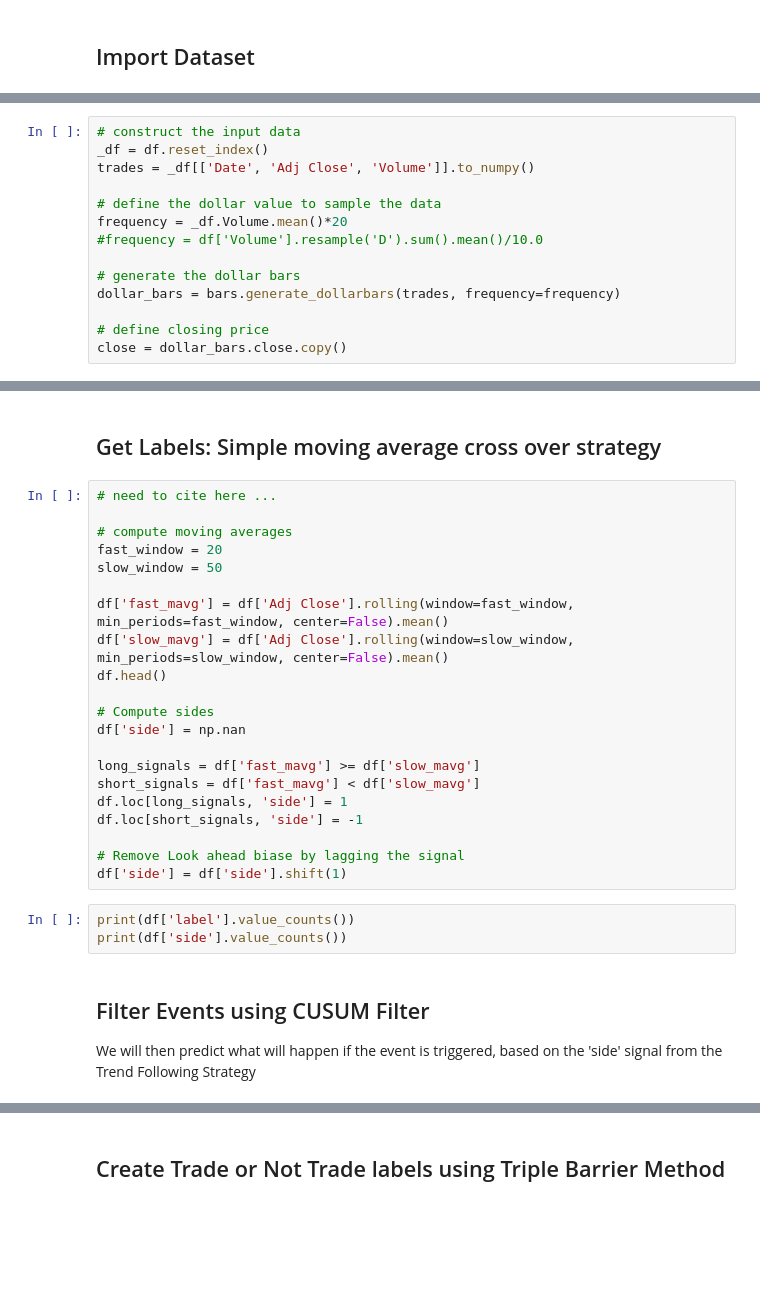
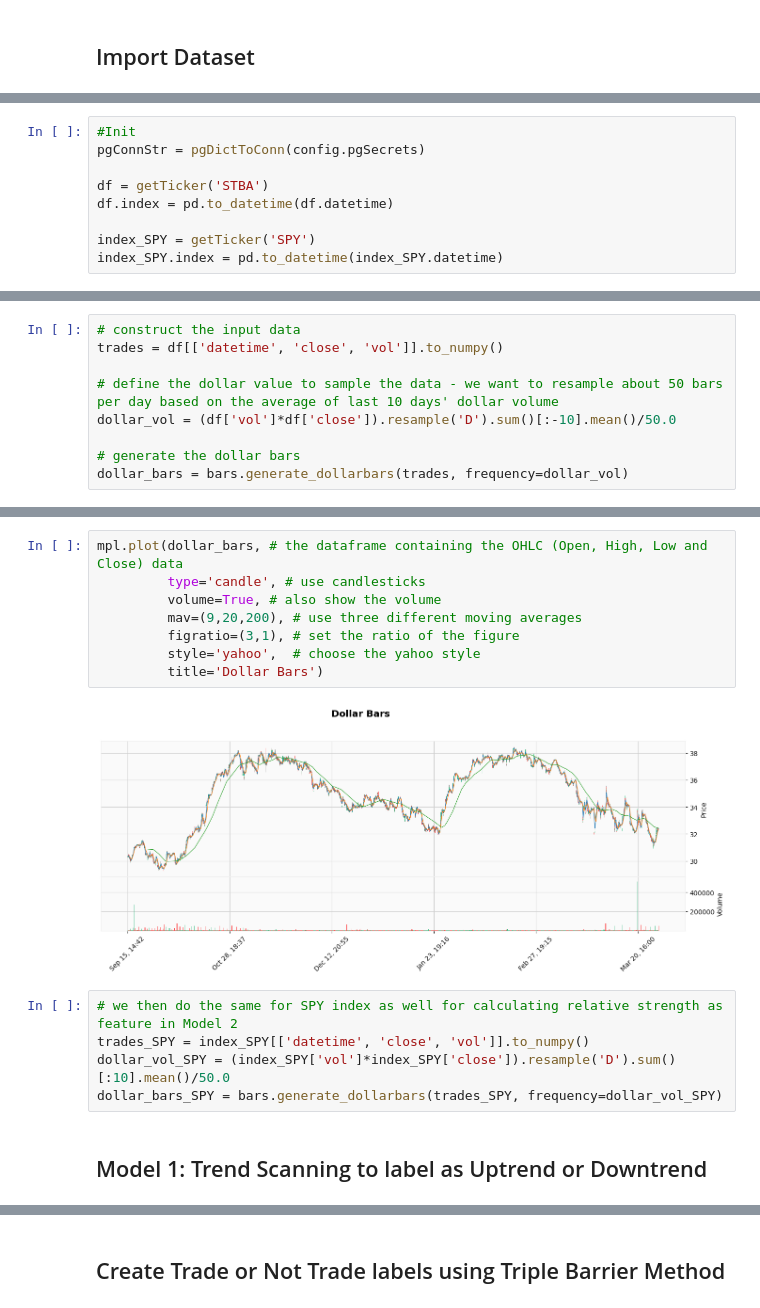
Before and after one commit to waikho/MADS_Capstone, a Jupyter notebook: modeling.ipynb, the cells around one changed output, grey strips where cells are left out. Drawn from its saved outputs; the diff is of its cells as text; blank space fills up the shorter version.

Commit message:
connected with alpaca, modeling framework complete

```diff
--- a/modeling.ipynb
+++ b/modeling.ipynb
@@ -89,0 +31,9 @@ index_SPY.dropna(axis=0, how='any', inplace=True)
+# %%
+#Init
+pgConnStr = pgDictToConn(config.pgSecrets)
+
+df = getTicker('STBA')
+df.index = pd.to_datetime(df.datetime)
+
+index_SPY = getTicker('SPY')
+index_SPY.index = pd.to_datetime(index_SPY.datetime)
@@ -92,14 +46,9 @@ index_SPY.dropna(axis=0, how='any', inplace=True)
 # %%
 # construct the input data
-_df = df.reset_index()
-trades = _df[['Date', 'Adj Close', 'Volume']].to_numpy()
+trades = df[['datetime', 'close', 'vol']].to_numpy()
 
-# define the dollar value to sample the data
-frequency = _df.Volume.mean()*20
-#frequency = df['Volume'].resample('D').sum().mean()/10.0
+# define the dollar value to sample the data - we want to resample about 50 bars per day based on the average of last 10 days' dollar volume
+dollar_vol = (df['vol']*df['close']).resample('D').sum()[:-10].mean()/50.0
 
 # generate the dollar bars
-dollar_bars = bars.generate_dollarbars(trades, frequency=frequency)
-
-# define closing price
-close = dollar_bars.close.copy()
+dollar_bars = bars.generate_dollarbars(trades, frequency=dollar_vol)
@@ -134,30 +55,17 @@ df['label'] = df['label'].shift(1)
-# %% [markdown]
-## Get Labels: Simple moving average cross over strategy
-# %%
-# need to cite here ...
-
-# compute moving averages
-fast_window = 20
-slow_window = 50
-
-df['fast_mavg'] = df['Adj Close'].rolling(window=fast_window, min_periods=fast_window, center=False).mean()
-df['slow_mavg'] = df['Adj Close'].rolling(window=slow_window, min_periods=slow_window, center=False).mean()
-df.head()
-
-# Compute sides
-df['side'] = np.nan
-
-long_signals = df['fast_mavg'] >= df['slow_mavg']
-short_signals = df['fast_mavg'] < df['slow_mavg']
-df.loc[long_signals, 'side'] = 1
-df.loc[short_signals, 'side'] = -1
-
-# Remove Look ahead biase by lagging the signal
-df['side'] = df['side'].shift(1)
-# %%
-print(df['label'].value_counts())
-print(df['side'].value_counts())
-# %% [markdown]
-## Filter Events using CUSUM Filter
-
-We will then predict what will happen if the event is triggered, based on the 'side' signal from the Trend Following Strategy
+# %%
+mpl.plot(dollar_bars, # the dataframe containing the OHLC (Open, High, Low and Close) data
+         type='candle', # use candlesticks
+         volume=True, # also show the volume
+         mav=(9,20,200), # use three different moving averages
+         figratio=(3,1), # set the ratio of the figure
+         style='yahoo',  # choose the yahoo style
+         title='Dollar Bars')
+# %% [output]
+[figure, added]
+# %%
+# we then do the same for SPY index as well for calculating relative strength as feature in Model 2
+trades_SPY = index_SPY[['datetime', 'close', 'vol']].to_numpy()
+dollar_vol_SPY = (index_SPY['vol']*index_SPY['close']).resample('D').sum()[:10].mean()/50.0
+dollar_bars_SPY = bars.generate_dollarbars(trades_SPY, frequency=dollar_vol_SPY)
+# %% [markdown]
+## Model 1: Trend Scanning to label as Uptrend or Downtrend
```
Also changed, not shown: parts of 90 cells of this notebook, 12 other files.
